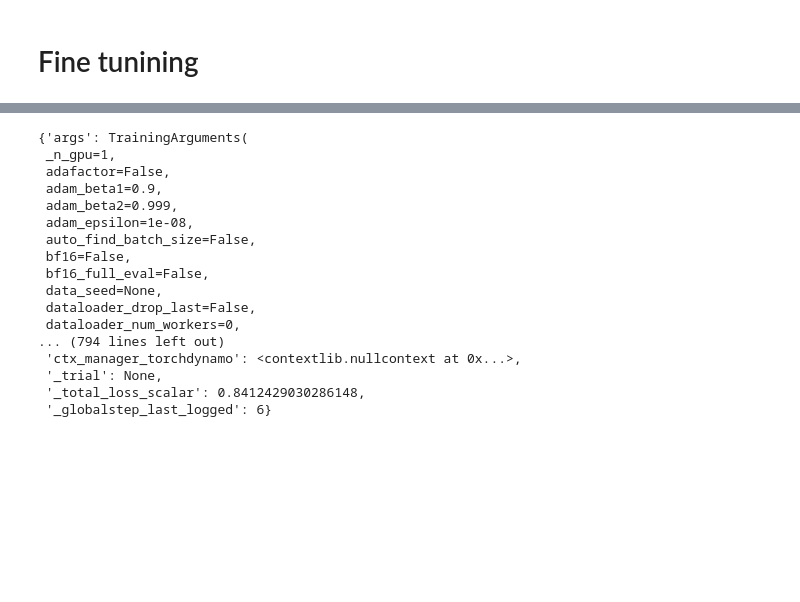
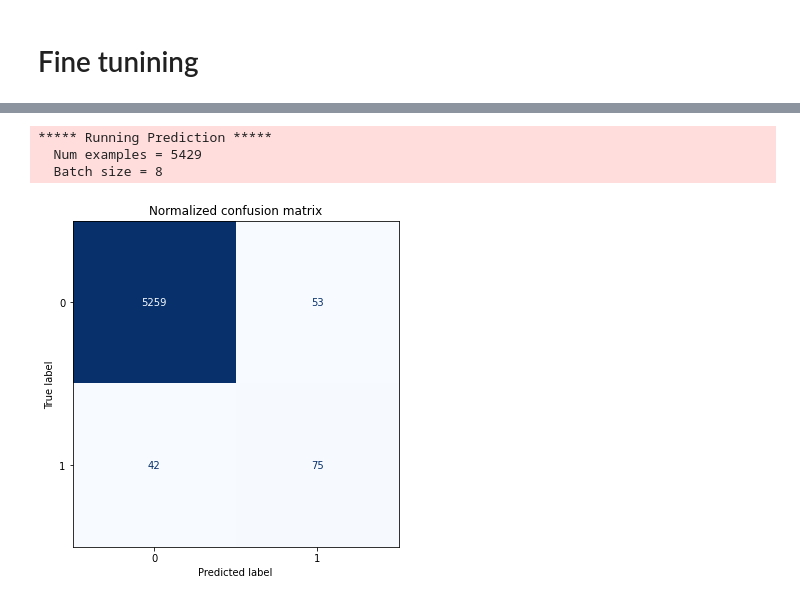
Before and after one commit to tonbi1997/competition, a Jupyter notebook: text/signate_classfication_medical_papers/main.ipynb, the cells around one changed output, grey strips where cells are left out. Drawn from its saved outputs; the diff is of its cells as text; code cells hidden in the pictures; blank space fills up the shorter version.

```diff
--- a/text/signate_classfication_medical_papers/main.ipynb
+++ b/text/signate_classfication_medical_papers/main.ipynb
@@ -211,8 +292,8 @@ training_args = TrainingArguments(
     save_strategy='epoch',
     save_total_limit=1,
     label_names=['judgement'],
-    lr_scheduler_type='constant',
-    metric_for_best_model='f1',
+    lr_scheduler_type='polynomial',
+    metric_for_best_model='fbeta',
     load_best_model_at_end=True,
     per_device_train_batch_size=8,
     per_device_eval_batch_size=8,
@@ -234,7 +332,5 @@ trainer = Trainer(
     args=training_args,
     train_dataset=train_dataset,
     eval_dataset=eval_dataset,
-    callbacks=[EarlyStoppingCallback(early_stopping_patience=3)]
+    callbacks=[EarlyStoppingCallback(early_stopping_patience=8)]
 )
-
-trainer.train(ignore_keys_for_eval=['last_hidden_state', 'hidden_states', 'attentions'])
@@ -276,20 +336,0 @@ Trainer.model is not a `PreTrainedModel`, only saving its state dict.
-# %%
-trainer.__dict__
-# %% [output]
-{'args': TrainingArguments(
- _n_gpu=1,
- adafactor=False,
- adam_beta1=0.9,
- adam_beta2=0.999,
- adam_epsilon=1e-08,
- auto_find_batch_size=False,
- bf16=False,
- bf16_full_eval=False,
- data_seed=None,
- dataloader_drop_last=False,
- dataloader_num_workers=0,
-... (794 lines left out)
- 'ctx_manager_torchdynamo': <contextlib.nullcontext at 0x...>,
- '_trial': None,
- '_total_loss_scalar': 0.8412429030286148,
- '_globalstep_last_logged': 6}
@@ -295,0 +340,27 @@ trainer.__dict__
+# %%
+categories = [0,1]
+# %%
+import numpy as np
+import matplotlib.pyplot as plt
+from sklearn.metrics import ConfusionMatrixDisplay, confusion_matrix
+
+preds_output = trainer.predict(eval_dataset, ignore_keys=['loss', 'last_hidden_state', 'hidden_states', 'attentions'])
+
+y_preds = np.argmax(preds_output.predictions, axis=1)
+y_valid = np.array(eval_df["judgement"])
+# %% [output]
+***** Running Prediction *****
+  Num examples = 5429
+  Batch size = 8
+# %%
+def plot_confusion_matrix(y_preds, y_true, categories):
+    cm = confusion_matrix(y_true, y_preds, normalize=None)
+    fig, ax = plt.subplots(figsize=(6, 6))
+    disp = ConfusionMatrixDisplay(confusion_matrix=cm, display_labels=categories)
+    disp.plot(cmap="Blues", ax=ax, colorbar=False)
+    plt.title("Normalized confusion matrix")
+    plt.show()
+
+plot_confusion_matrix(y_preds, y_valid, categories)
+# %% [output]
+[figure, added]
```
Also changed, not shown: parts of 27 cells of this notebook, 3 other files.
